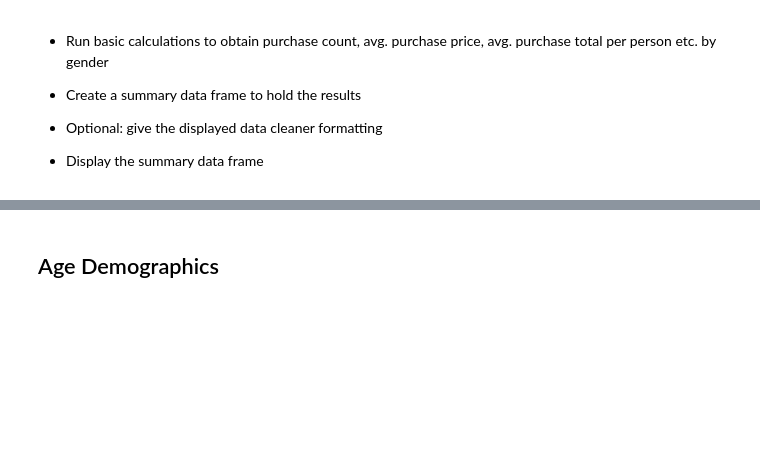
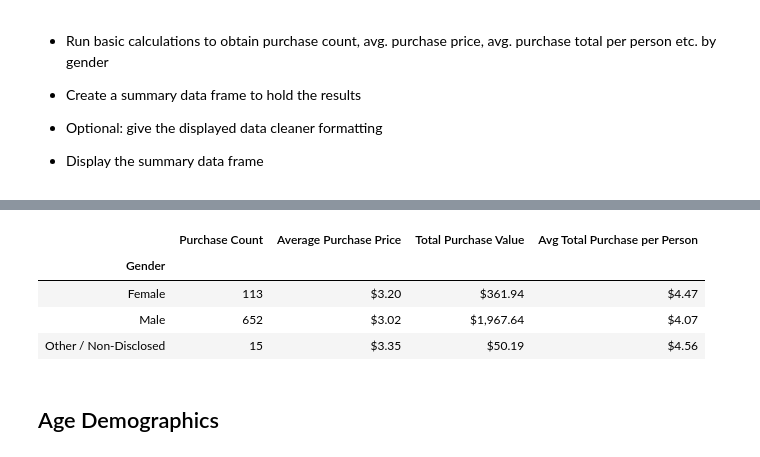
Before and after one commit to EvanK215/pandas-challenge, a Jupyter notebook: HeroesOfPymoli/HeroesOfPymoli.ipynb, the cells around one changed output, grey strips where cells are left out. Saved outputs shown, nothing was run; the diff lists cells and outputs as text; code cells hidden in the pictures; blank space fills up the shorter version.

```diff
--- a/HeroesOfPymoli/HeroesOfPymoli.ipynb
+++ b/HeroesOfPymoli/HeroesOfPymoli.ipynb
@@ -93,0 +72,15 @@ SyntaxError: invalid syntax (<ipython-input-129-bb34731f52d0>, line 17)
+# %%
+#Create groupby on gender
+GenderDemo = purchase_data.groupby('Gender')
+
+#Find gender total
+total_per_gender = GenderDemo.nunique()["SN"]
+
+#Find Percentage of gender of total population
+pct_Gender = (total_per_gender/uniquePlayerCount) *100
+
+#create new DataFrame with Sn and Gender
+GenderDemo_df = pd.DataFrame({"TotalCount" : total_per_gender, "Gender percent" : pct_Gender})
+
+#Sort and format dataframe
+GenderDemo_df.sort_values(["TotalCount"], ascending=False).style.format({"Gender percent":"{:.2f}%"})
@@ -117,3 +109,34 @@ SyntaxError: invalid syntax (<ipython-input-129-bb34731f52d0>, line 17)
+# %%
+
+#Create groupby object
+GenPurch = purchase_data.groupby('Gender')
+#Find gender total
+totalPurchases = GenPurch["SN"].count()
+
+#total sumof Price Column
+totalPurchVal = GenPurch["Price"].sum()
+#Find average purchase price
+avgPurchPrice = totalPurchVal/totalPurchases
+#Find Average Total Purchase Price per Person
+avgTotPurchPerPerson= totalPurchVal/total_per_gender
+
+#create new DataFrame with Sn and Gender
+GenderPurch_df = pd.DataFrame({
+                "Purchase Count" : totalPurchases, "Average Purchase Price" : avgPurchPrice, "Total Purchase Value" : totalPurchVal, "Avg Total Purchase per Person" : avgTotPurchPerPerson
+})
+GenderPurch_df
+#Sort and format dataframe
+#Foramt series as currency
+GenderPurch_df['Total Purchase Value'] = GenderPurch_df['Total Purchase Value'].map("${:,.2f}".format)
+GenderPurch_df["Average Purchase Price"] = GenderPurch_df["Average Purchase Price"].map("${:,.2f}".format)
+GenderPurch_df["Avg Total Purchase per Person"] = GenderPurch_df["Avg Total Purchase per Person"].map("${:,.2f}".format)
+GenderPurch_df
+# %% [output]
+|  | Purchase Count | Average Purchase Price | Total Purchase Value | Avg Total Purchase per Person |
+| Gender |  |  |  |  |
+| Female | 113 | $3.20 | $361.94 | $4.47 |
+| Male | 652 | $3.02 | $1,967.64 | $4.07 |
+| Other / Non-Disclosed | 15 | $3.35 | $50.19 | $4.56 |
 # %% [markdown]
 ## Age Demographics
 # %% [markdown]
```
Also changed, not shown: parts of 5 cells of this notebook.
